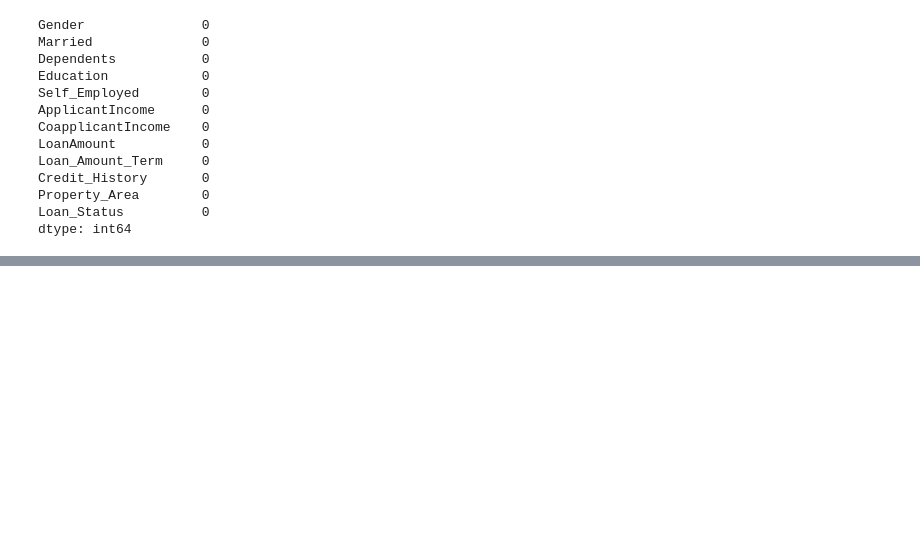
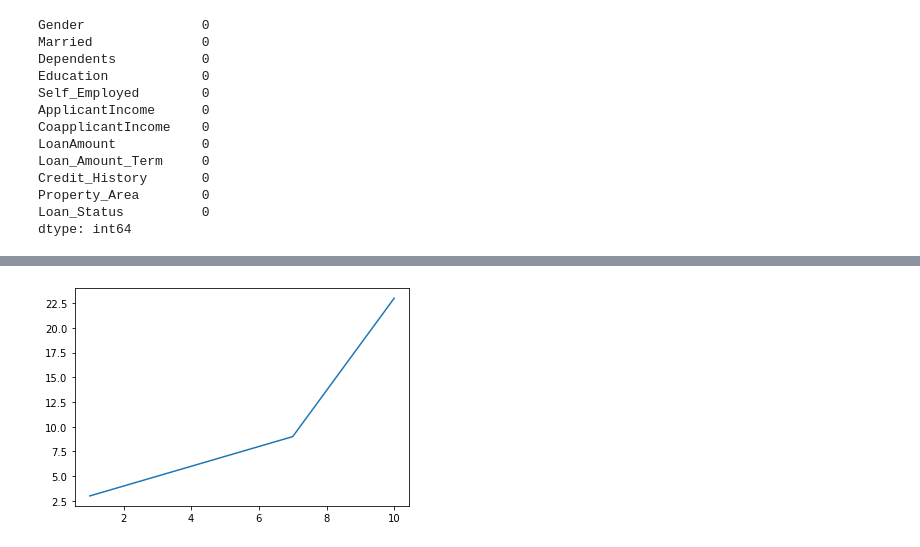
Before and after one commit to nishanavnathnikam/edu-python, a Jupyter notebook: Libraries For ML.ipynb, the cells around one changed output, grey strips where cells are left out. Cells and saved outputs as stored; diff of their text form; code cells hidden in the pictures; blank space fills up the shorter version.

```diff
--- a/Libraries For ML.ipynb
+++ b/Libraries For ML.ipynb
@@ -994,0 +1149,8 @@ dtype: int64
+# %%
+x=np.array([1,5,7,10])
+y=np.array([3,7,9,23])
+
+plt.plot(x,y)
+plt.show()
+# %% [output]
+[figure, added]
```
Also changed, not shown: parts of 64 cells of this notebook, 4 other files.
